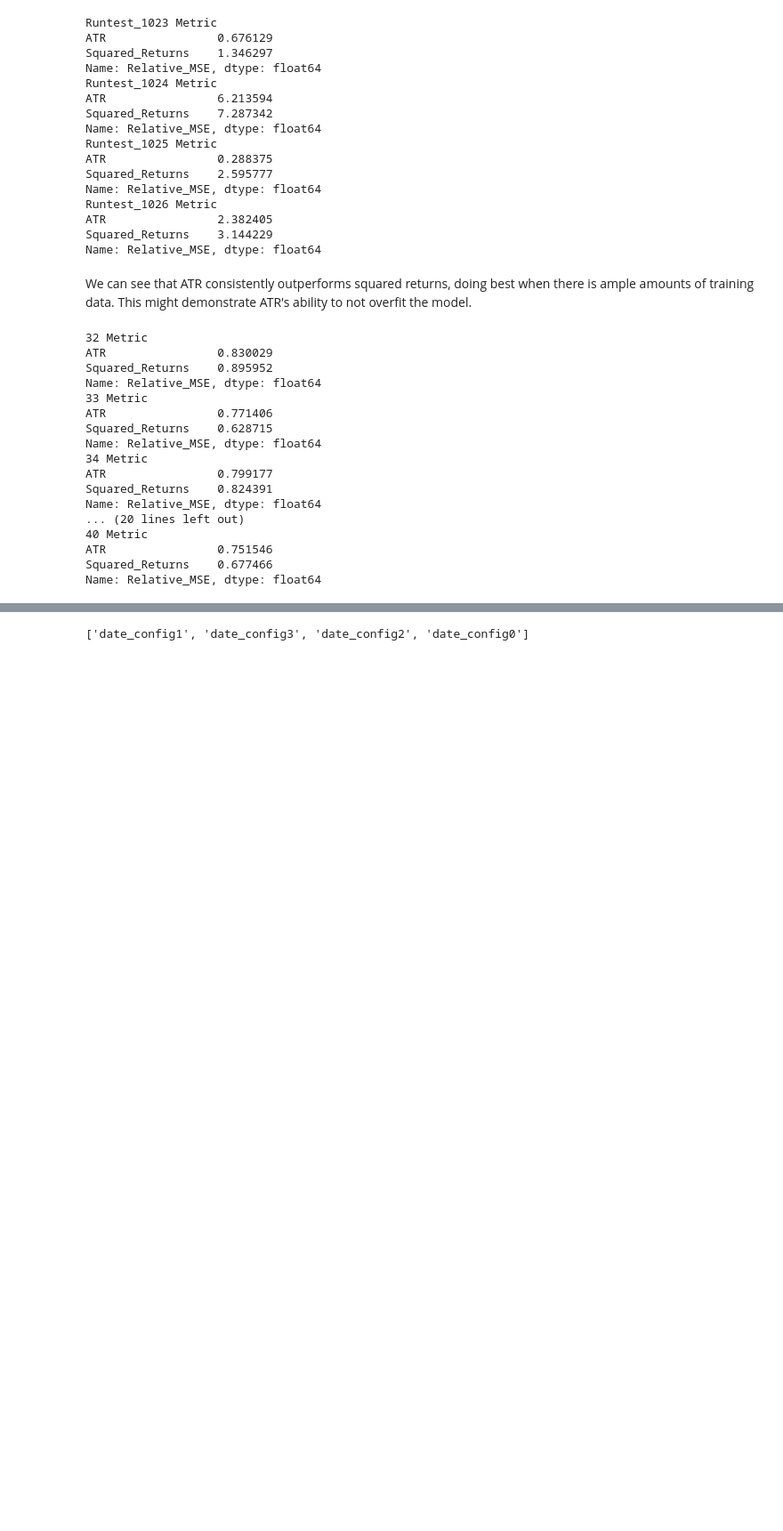
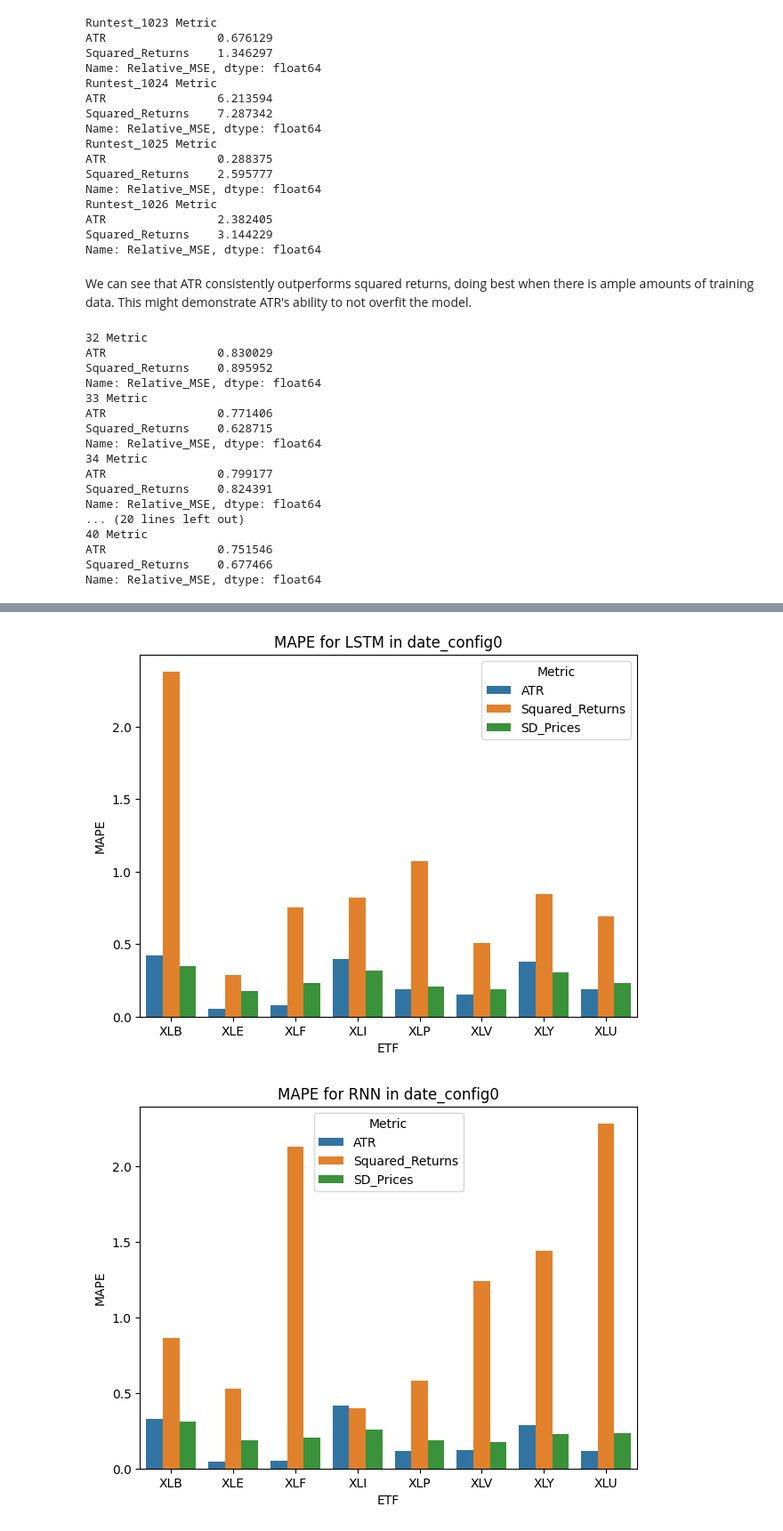
Before and after one commit to AkshayMurthy1/lstm-atr-prediction, a Jupyter notebook: stock-data/scripts/final_analysis.ipynb, the cells around one changed output, grey strips where cells are left out. Shown: that part at 89% size. Saved outputs shown, nothing was run; the diff lists cells and outputs as text; code cells hidden in the pictures; blank space fills up the shorter version.

Commit message:
added bar graphs for final results

```diff
--- a/stock-data/scripts/final_analysis.ipynb
+++ b/stock-data/scripts/final_analysis.ipynb
@@ -56,9 +56,10 @@ num = 10000
 root = f"../output/runtest_{num}"
 for date in os.listdir(path=root):
     for model in os.listdir(path=os.path.join(root,date)):
-
        df = pd.read_csv(os.path.join(root,date,model,'overall_results.csv'))
        df["Date"] = [date for _ in range(len(df))]
        df["Model"] = [model for _  in range(len(df))]
-       print(df)#.groupby("Metric")[["Relative_MSE","MAPE"]].mean())
+       #print(df)#.groupby("Metric")[["Relative_MSE","MAPE"]].mean())
+       df_final = pd.concat((df_final,df),axis=0)
+df_final
 # %% [output]
@@ -82,4 +78,0 @@ for date in os.listdir(path=root):
-# %%
-os.listdir(path=root)
-# %% [output]
-['date_config1', 'date_config3', 'date_config2', 'date_config0']
@@ -85,0 +82,13 @@ os.listdir(path=root)
+# %%
+# show results
+accuracy_metric = "MAPE"
+for date,date_chunk in df_final.groupby("Date"): #returns (date_name,grouped section of df)
+    for model,model_chunk in date_chunk.groupby("Model"):
+        fig,ax = plt.subplots()
+        sns.barplot(model_chunk,x="ETF",y=accuracy_metric,hue = "Metric", ax = ax)
+        fig.tight_layout()
+        ax.set_title(f"{accuracy_metric} for {model} in {date}")
+        fig.savefig(fname=f"../output/analysis/{accuracy_metric}_{date}_{model}")
+# %% [output]
+[figure, added]
+[figure, added]
```
Also changed, not shown: parts of 3 cells of this notebook, 8 other files.
